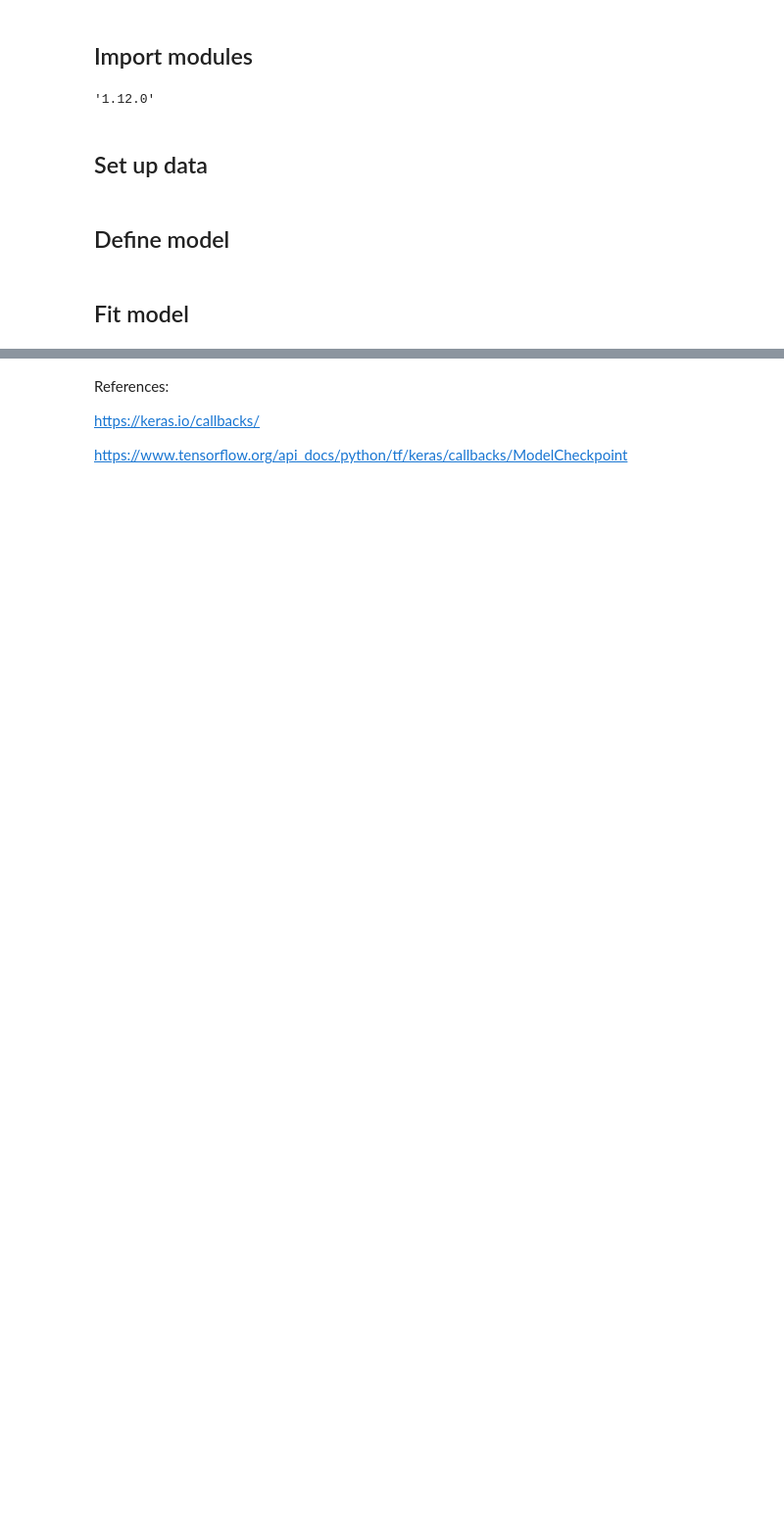
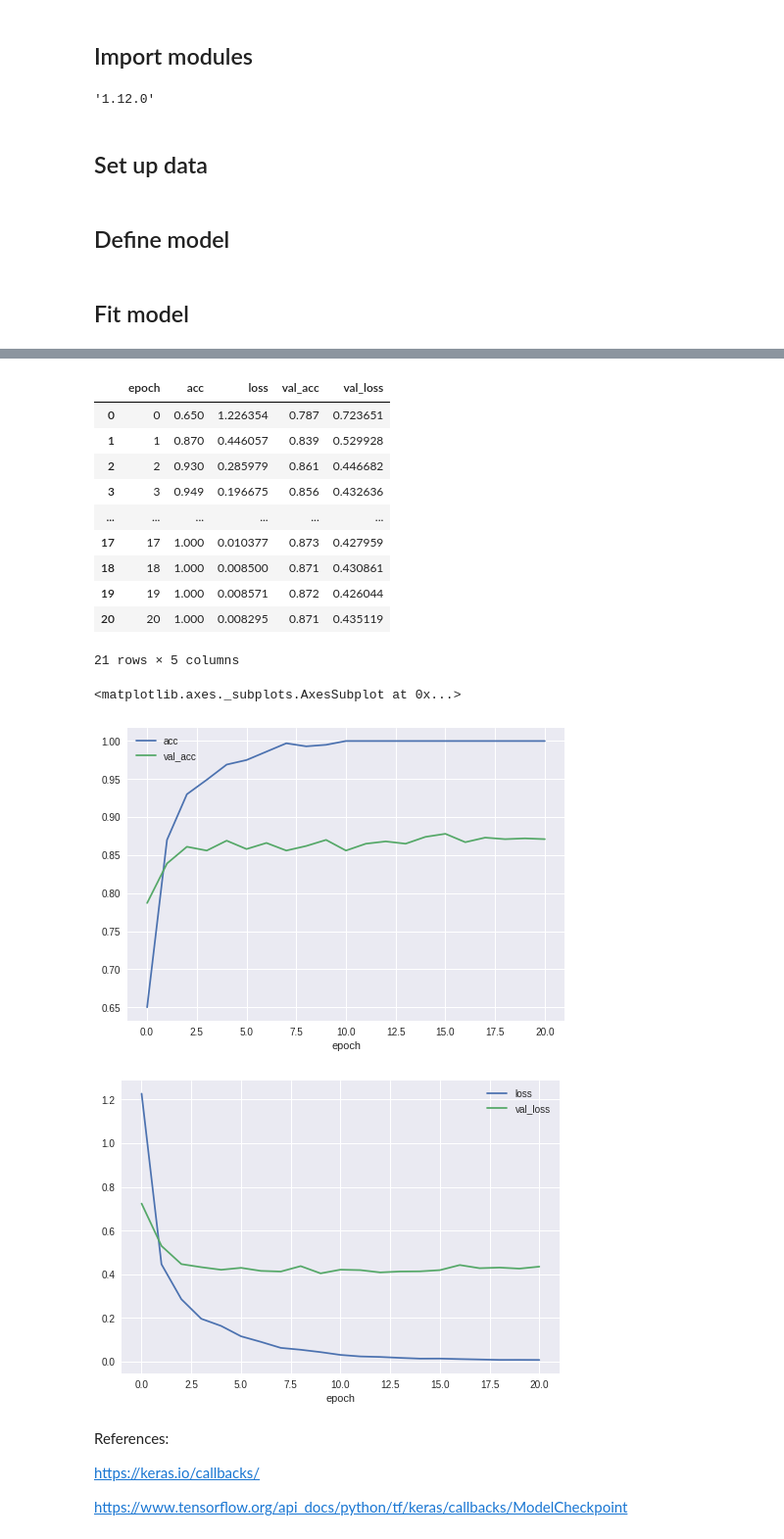
Before and after one commit to Minyus/Deep_Learning, a Jupyter notebook: Keras/keras_fit_with_callbacks_mnist.ipynb, the cells around one changed output, grey strips where cells are left out. Shown: that part at 98% size. Cells and saved outputs as stored; diff of their text form; code cells hidden in the pictures; blank space fills up the shorter version.

```diff
--- a/Keras/keras_fit_with_callbacks_mnist.ipynb
+++ b/Keras/keras_fit_with_callbacks_mnist.ipynb
@@ -205,3 +181,22 @@ Files in the working directoy:
+# %%
+display(log_wo_dup_df)
+log_wo_dup_df[['epoch', 'acc', 'val_acc']].plot(x='epoch')
+log_wo_dup_df[['epoch', 'loss', 'val_loss']].plot(x='epoch')
+# %% [output]
+|  | epoch | acc | loss | val_acc | val_loss |
+| 0 | 0 | 0.650 | 1.226354 | 0.787 | 0.723651 |
+| 1 | 1 | 0.870 | 0.446057 | 0.839 | 0.529928 |
+| 2 | 2 | 0.930 | 0.285979 | 0.861 | 0.446682 |
+| 3 | 3 | 0.949 | 0.196675 | 0.856 | 0.432636 |
+| ... | ... | ... | ... | ... | ... |
+| 17 | 17 | 1.000 | 0.010377 | 0.873 | 0.427959 |
+| 18 | 18 | 1.000 | 0.008500 | 0.871 | 0.430861 |
+| 19 | 19 | 1.000 | 0.008571 | 0.872 | 0.426044 |
+| 20 | 20 | 1.000 | 0.008295 | 0.871 | 0.435119 |
+21 rows × 5 columns
+<matplotlib.axes._subplots.AxesSubplot at 0x...>
+[figure, added]
+[figure, added]
 # %% [markdown]
 References:
 
```
Also changed, not shown: parts of 3 cells of this notebook, 1 other file.
